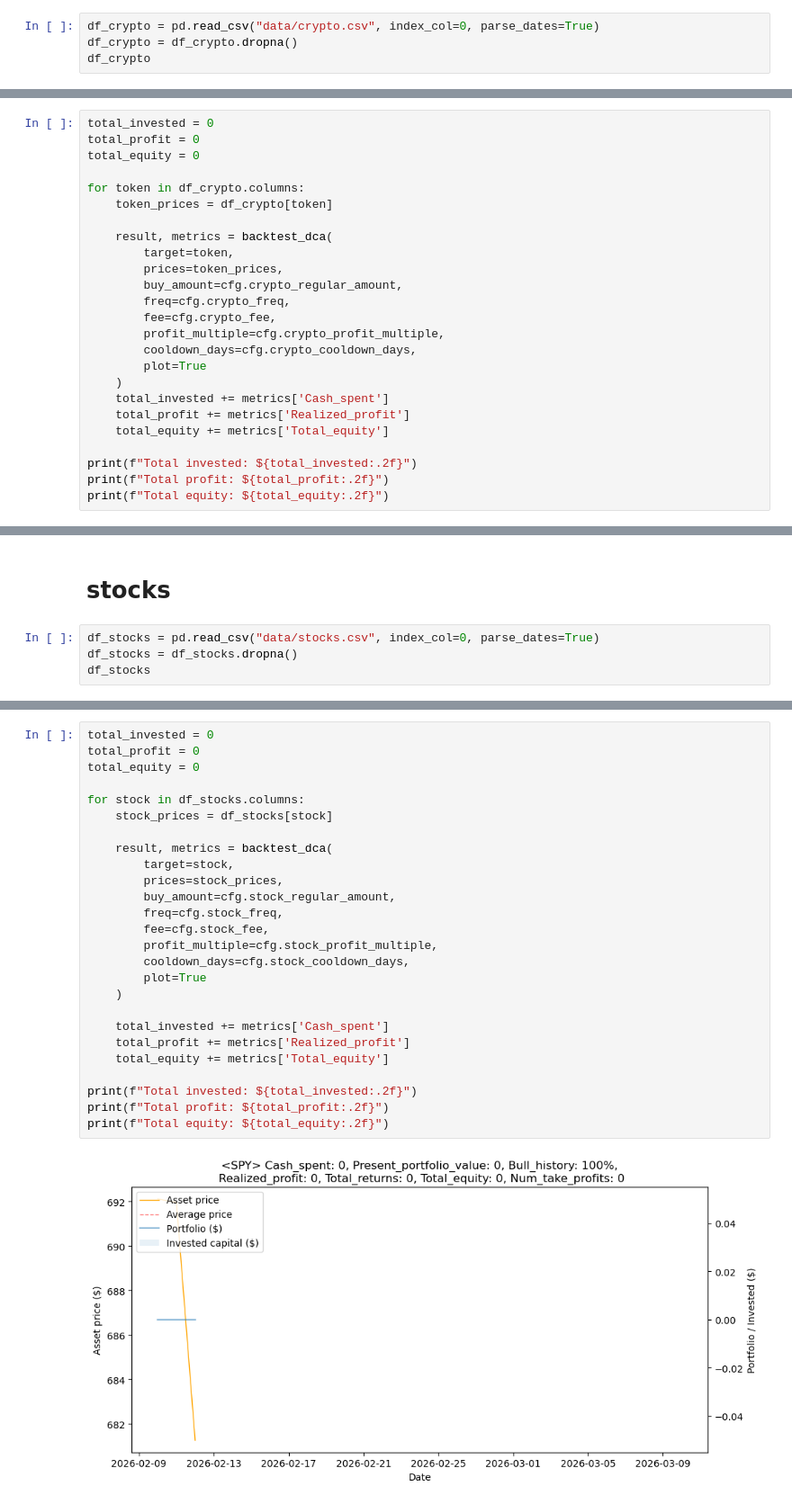
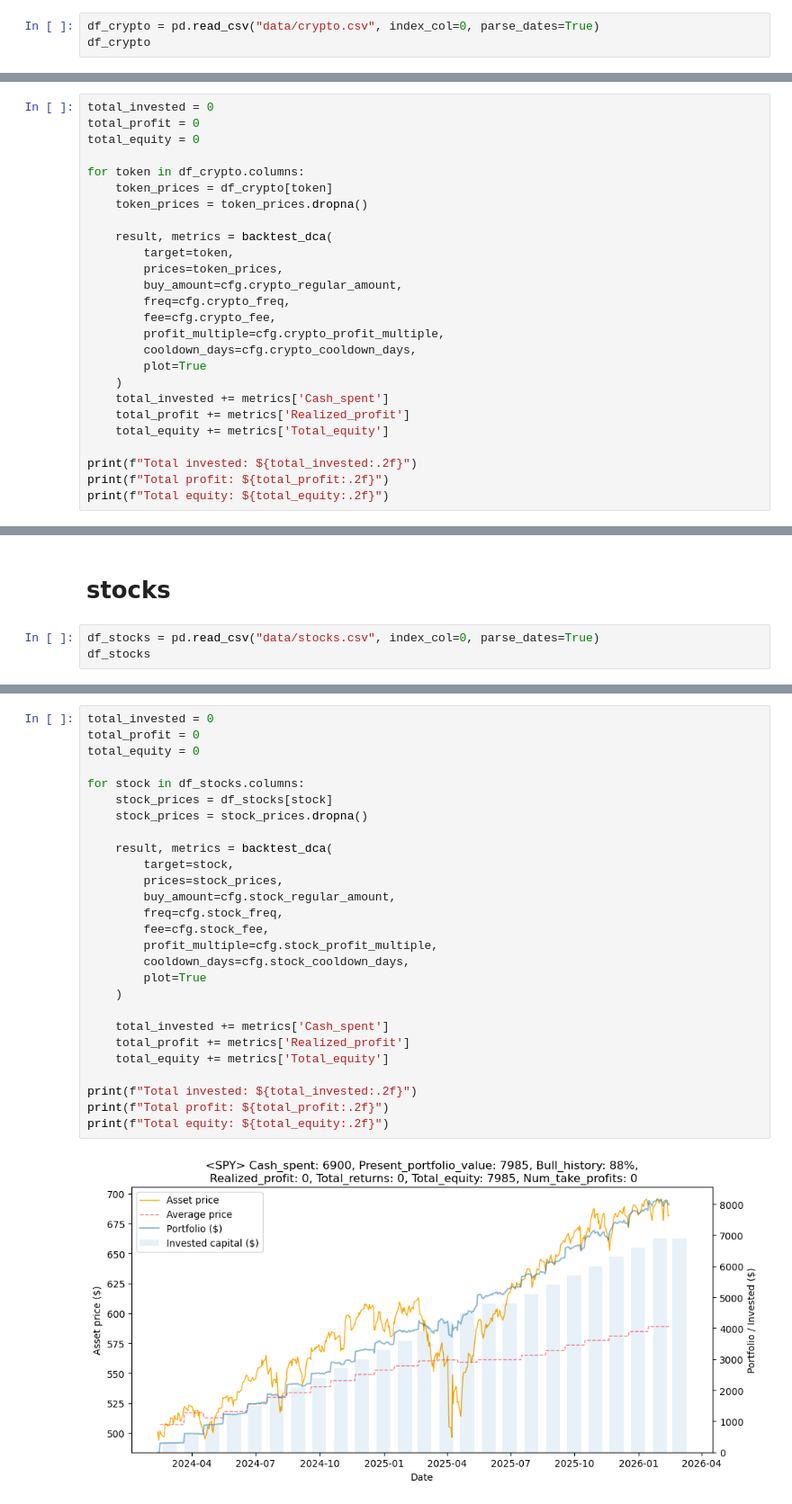
Before and after one commit to Familenko/backtest, a Jupyter notebook: manifest/main.ipynb, the cells around one changed output, grey strips where cells are left out. Shown at 90% size. Drawn from its saved outputs; the diff is of its cells as text.

```diff
--- a/manifest/main.ipynb
+++ b/manifest/main.ipynb
@@ -23,7 +27,6 @@ Loading data for {'BTC': 'BTC-USD', 'ETH': 'ETH-USD', 'BNB': 'BNB-USD', 'XRP': '
 # crypto
 # %%
 df_crypto = pd.read_csv("data/crypto.csv", index_col=0, parse_dates=True)
-df_crypto = df_crypto.dropna()
 df_crypto
 # %% [output]
 |  | BTC | ETH | BNB | XRP | SOL | DOT | ADA | TON | LINK | AVAX |
@@ -38,6 +50,7 @@ total_equity = 0
 
 for token in df_crypto.columns:
     token_prices = df_crypto[token]
+    token_prices = token_prices.dropna()
 
     result, metrics = backtest_dca(
         target=token,
@@ -74,7 +87,6 @@ Total equity: $0.00
 # stocks
 # %%
 df_stocks = pd.read_csv("data/stocks.csv", index_col=0, parse_dates=True)
-df_stocks = df_stocks.dropna()
 df_stocks
 # %% [output]
 |  | SPY |
@@ -85,28 +106,29 @@ df_stocks
 # %%
 total_invested = 0
 total_profit = 0
 total_equity = 0
 
 for stock in df_stocks.columns:
     stock_prices = df_stocks[stock]
+    stock_prices = stock_prices.dropna()
 
     result, metrics = backtest_dca(
         target=stock,
         prices=stock_prices,
         buy_amount=cfg.stock_regular_amount,
         freq=cfg.stock_freq,
         fee=cfg.stock_fee,
         profit_multiple=cfg.stock_profit_multiple,
         cooldown_days=cfg.stock_cooldown_days,
         plot=True
     )
 
     total_invested += metrics['Cash_spent']
     total_profit += metrics['Realized_profit']
     total_equity += metrics['Total_equity']
 
 print(f"Total invested: ${total_invested:.2f}")
 print(f"Total profit: ${total_profit:.2f}")
 print(f"Total equity: ${total_equity:.2f}")
 # %% [output]
-[figure, old version]
+[figure, new version]
```
Also changed, not shown: parts of 5 cells of this notebook, 2 other files.
